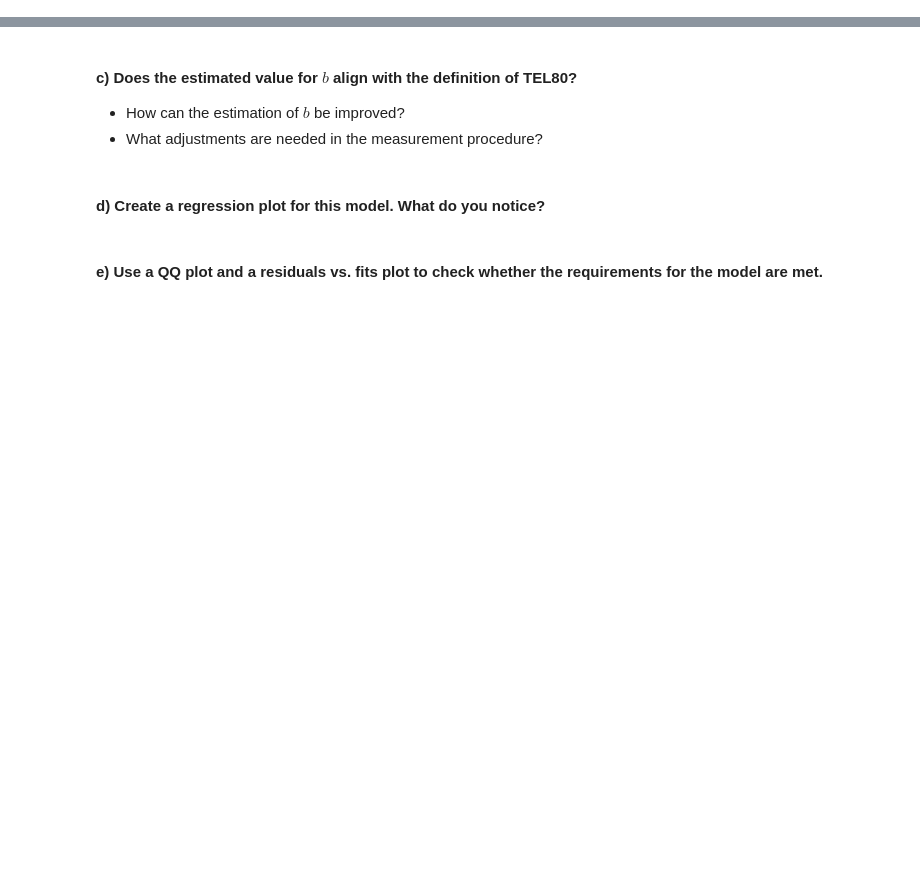
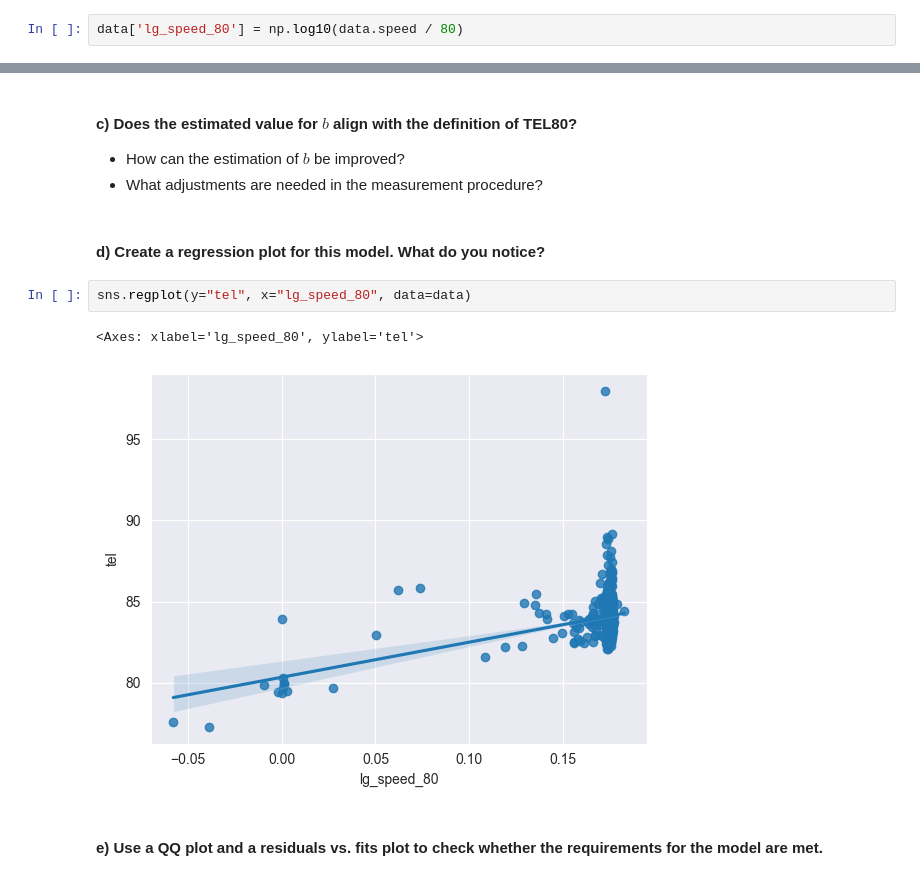
Before and after one commit to FaceEnte/Applied-Statistics, a Jupyter notebook: data/files_for_problem_sheets/sheet_15/railway2.ipynb, the cells around one changed output, grey strips where cells are left out. Drawn from its saved outputs; the diff is of its cells as text; blank space fills up the shorter version.

```diff
--- a/data/files_for_problem_sheets/sheet_15/railway2.ipynb
+++ b/data/files_for_problem_sheets/sheet_15/railway2.ipynb
@@ -35,5 +88,7 @@ with $a = TEL80$  and $b=30$.
 
 
 #### a) Use the data from the previous task and transform the variable speed according to the above equation.
+# %%
+data['lg_speed_80'] = np.log10(data.speed / 80)
 # %% [markdown]
 #### b) Fit a model with TEL as the explained variable and the transformed speed as the explanatory variable.
@@ -43,5 +121,10 @@ with $a = TEL80$  and $b=30$.
 * What adjustments are needed in the measurement procedure?
 # %% [markdown]
 #### d) Create a regression plot for this model. What do you notice?
+# %%
+sns.regplot(y="tel", x="lg_speed_80", data=data)
+# %% [output]
+<Axes: xlabel='lg_speed_80', ylabel='tel'>
+[figure, added]
 # %% [markdown]
 #### e) Use a QQ plot and a residuals vs. fits plot to check whether the requirements for the model are met.
```
Also changed, not shown: parts of 7 cells of this notebook.
